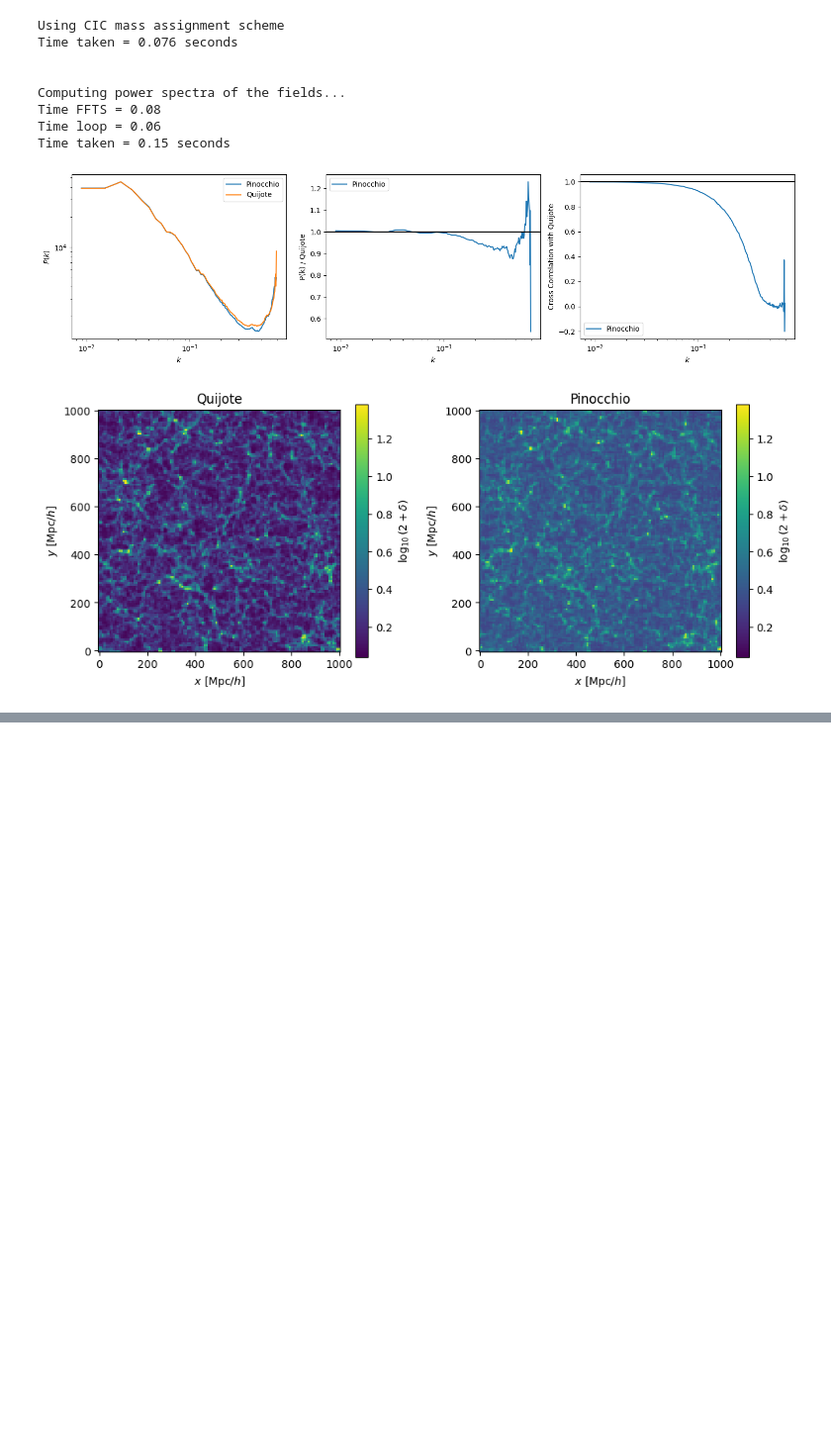
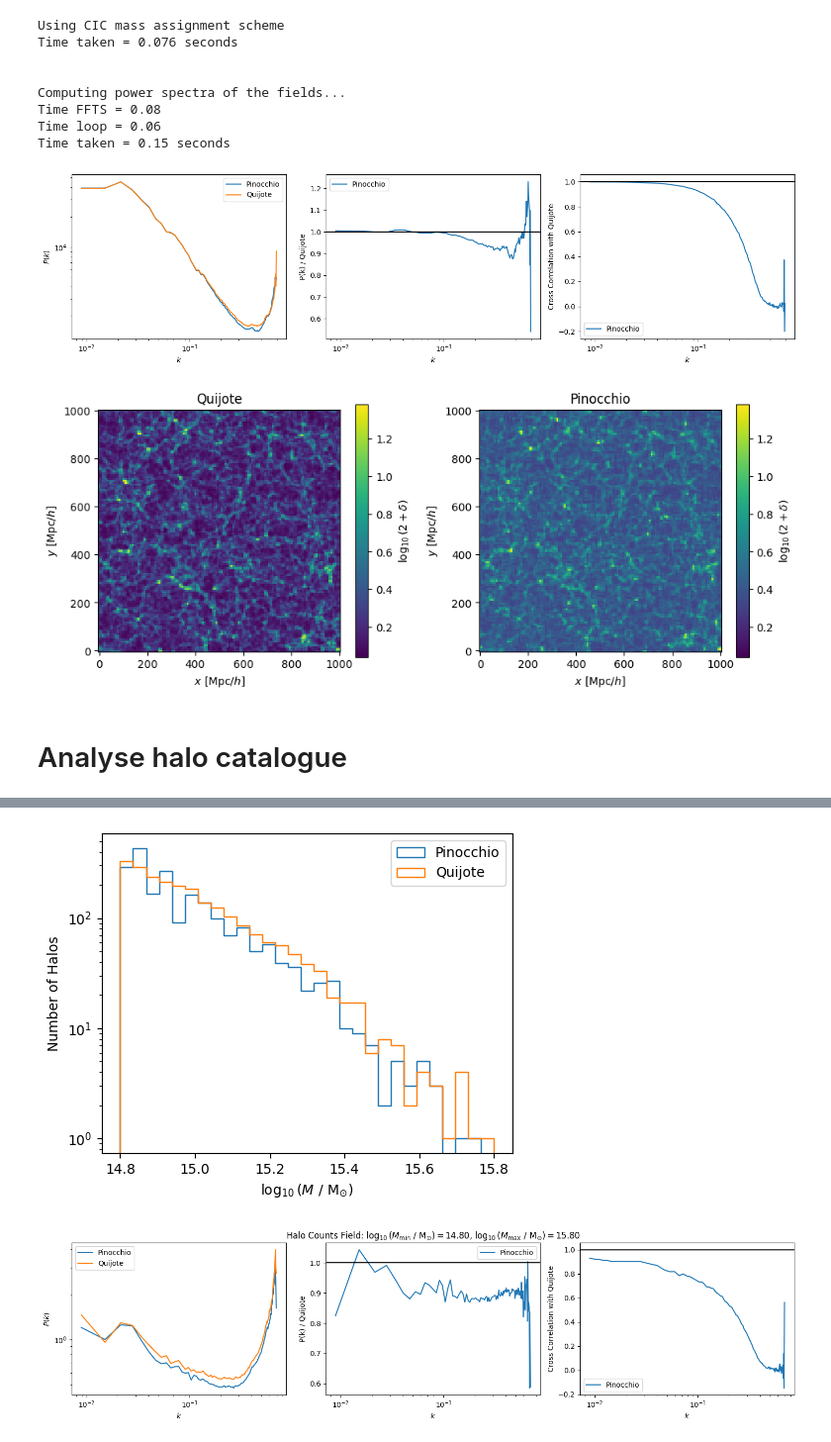
Before and after one commit to maho3/ltu-cmass, a Jupyter notebook: notebooks/pinocchio.ipynb, the cells around one changed output, grey strips where cells are left out. Shown: that part at 99% size. Drawn from its saved outputs; the diff is of its cells as text; code cells hidden in the pictures; blank space fills up the shorter version.

Commit message:
Save same outputs for pinocchio as other nbody models

```diff
--- a/notebooks/pinocchio.ipynb
+++ b/notebooks/pinocchio.ipynb
@@ -201,3 +202,75 @@ Time loop = 0.06
 Time taken = 0.15 seconds
 [figure]
 [figure]
+# %% [markdown]
+# Analyse halo catalogue
+# %%
+#    0) group ID
+#    1) group mass (Msun/h)
+# 2- 4) initial position (Mpc/h)
+# 5- 7) final position (Mpc/h)
+# 8-10) velocity (km/s)
+#   11) number of particles
+sim_num = 3
+dirname = '/data101/bartlett/ili/cmass/quijote_z0/pinocchio/L1000-N128/3/'
+filename = pjoin(dirname, 'pinocchio.0.0000.pinocchio-L1000-N128-3.catalog.out')
+
+halo_dir = '/home/mattho/data/quijote/Halos/latin_hypercube/'
+
+# Load pinocchio halos
+mass_pinocchio = np.log10(np.loadtxt(filename,unpack=False,usecols=(1,)))
+pos_pinocchio = np.loadtxt(filename,unpack=False,usecols=(7,6,5))
+print(mass_pinocchio.min(), mass_pinocchio.max())
+
+# Load Quijote halos
+snapdir = pjoin(halo_dir, str(sim_num))
+snapnum = 4
+FoF = readfof.FoF_catalog(snapdir, snapnum, long_ids=False,
+                          swap=False, SFR=False, read_IDs=False)
+pos_quijote = FoF.GroupPos/1e3             #Halo positions in Mpc/h
+mass_quijote  = np.log10(FoF.GroupMass*1e10) #Halo masses in Msun/h
+print(mass_quijote.min(), mass_quijote.max())
+
+mmin = 14.8; mmax = 15.8
+
+# n(M)
+fig, ax = plt.subplots(figsize=(5,4))
+bins = np.linspace(mmin, mmax, 30)
+hist_kwargs = dict(density=False, histtype='step', bins=bins)
+ax.hist(mass_pinocchio[mass_pinocchio>mmin], label='Pinocchio', **hist_kwargs)
+ax.hist(mass_quijote[mass_quijote>mmin], label='Quijote', **hist_kwargs)
+ax.legend()
+ax.set_yscale('log')
+ax.set_xlabel(r'$\log_{10} (M \ / \ {\rm M}_{\odot})$')
+ax.set_ylabel('Number of Halos')
+fig.tight_layout()
+fig.savefig('../images/pinocchio_hmf.png', facecolor='white', bbox_inches='tight')
+
+hf_pinocchio = np.zeros((N,N,N), dtype=np.float32)
+MASL.MA(
+    pos_pinocchio[(mass_pinocchio > mmin) & (mass_pinocchio < mmax)].astype(np.float32),
+    hf_pinocchio, L, MAS, verbose=True)
+hf_quijote = np.zeros((N,N,N), dtype=np.float32)
+MASL.MA(
+    pos_quijote[(mass_quijote > mmin) & (mass_quijote < mmax)].astype(np.float32),
+    hf_quijote, L, MAS, verbose=True)
+
+k, Pk0_pinocchio, Pk0_quijote, r_pinocchio = compute_crossk(hf_pinocchio, hf_quijote)
+
+fig, axs = plt.subplots(1, 3, figsize=(15,4))
+axs[0].loglog(k, Pk0_pinocchio, label='Pinocchio')
+axs[0].loglog(k, Pk0_quijote, label='Quijote')
+axs[0].set_ylabel(r'$P(k)$')
+axs[1].semilogx(k, Pk0_pinocchio/ Pk0_quijote, label='Pinocchio')
+axs[1].axhline(1, color='k')
+axs[1].set_ylabel('P(k) / Quijote')
+axs[2].semilogx(k, r_pinocchio, label='Pinocchio')
+axs[2].axhline(1, color='k')
+axs[2].set_ylabel('Cross Correlation with Quijote')
+for ax in axs:
+    ax.set_xlabel(r'$k$')
+    ax.legend()
+axs[1].set_title(r'Halo Counts Field: $\log_{10} (M_{\rm min} \ / \ {\rm M}_{\odot}) = %.2f$, $\log_{10} (M_{\rm max} \ / \ {\rm M}_{\odot}) = %.2f$'%(mmin, mmax))
+fig.tight_layout()
+fig.savefig('../images/pinocchio_halo_pk.png', facecolor='white', bbox_inches='tight')
+# %% [output]
@@ -203,0 +292,2 @@ Time taken = 0.15 seconds
+[figure, added]
+[figure, added]
```
Also changed, not shown: parts of 3 cells of this notebook, 3 other files.
